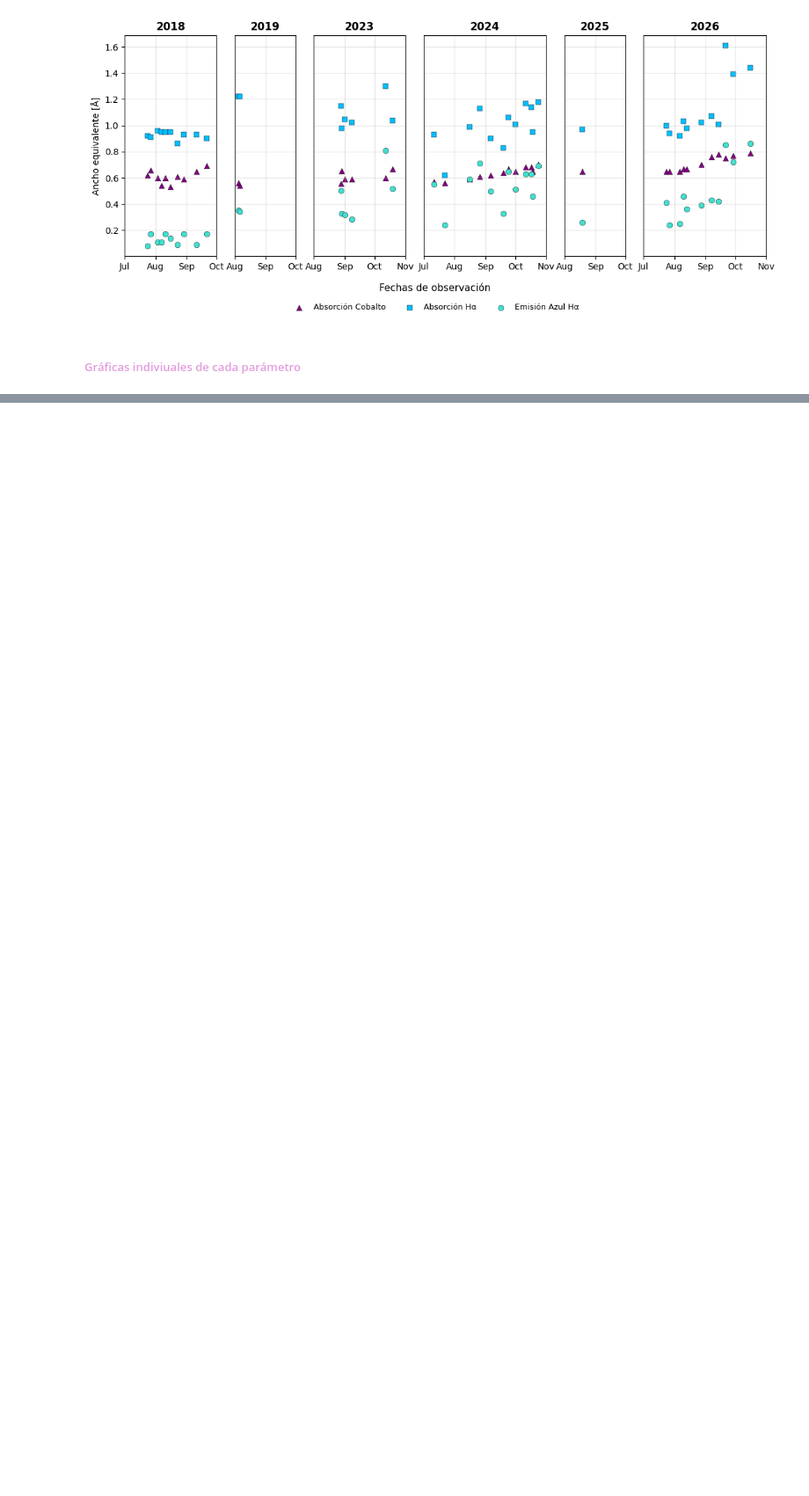
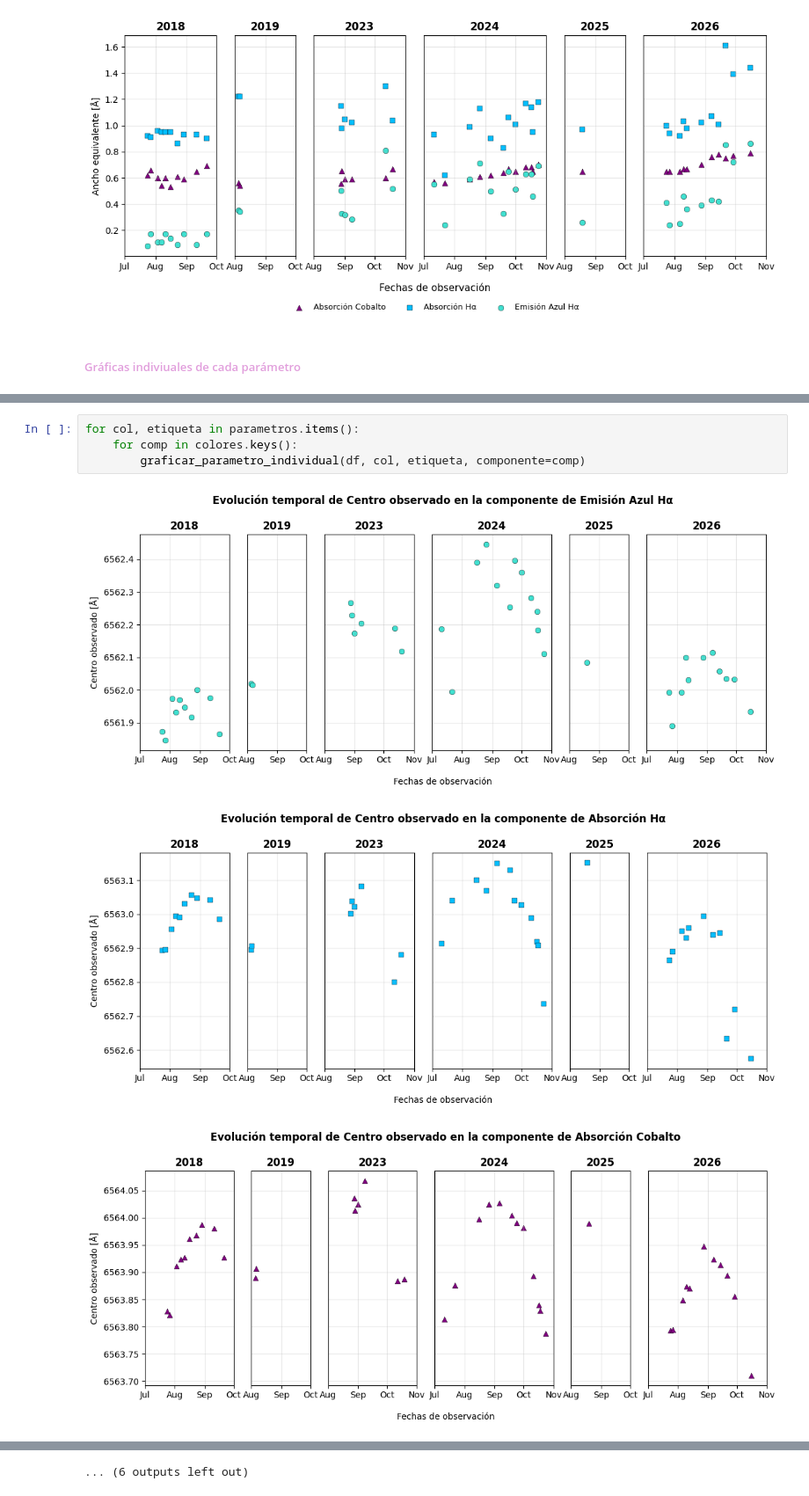
Before and after one commit to JessiDaniL/Tesis, a Jupyter notebook: Datos ESPARTACO/evolucion_temporal_ANTARES.ipynb, the cells around one changed output, grey strips where cells are left out. Shown at 88% size. Cells and saved outputs as stored; diff of their text form; blank space fills up the shorter version.

Commit message:
graficas individuales de los parametros

```diff
--- a/Datos ESPARTACO/evolucion_temporal_ANTARES.ipynb
+++ b/Datos ESPARTACO/evolucion_temporal_ANTARES.ipynb
@@ -229,0 +258,8 @@ def graficar_parametro_individual(df, columna, etiqueta_y, componente=None, carp
+# %%
+for col, etiqueta in parametros.items():
+    for comp in colores.keys():
+        graficar_parametro_individual(df, col, etiqueta, componente=comp)
+# %% [output]
+[figure, added]
+[figure, added]
+[figure, added]
@@ -229,0 +275 @@ def graficar_parametro_individual(df, columna, etiqueta_y, componente=None, carp
+... (6 outputs left out)
```
Also changed, not shown: parts of 2 cells of this notebook, 18 other files.
